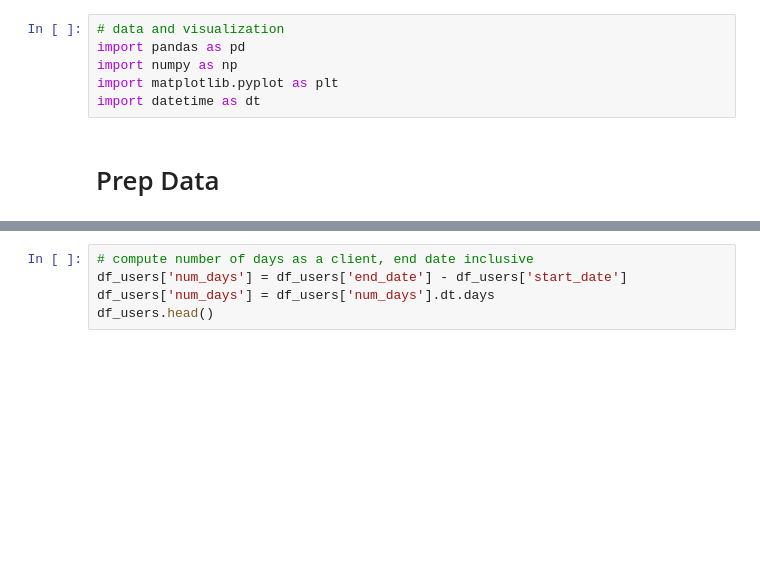
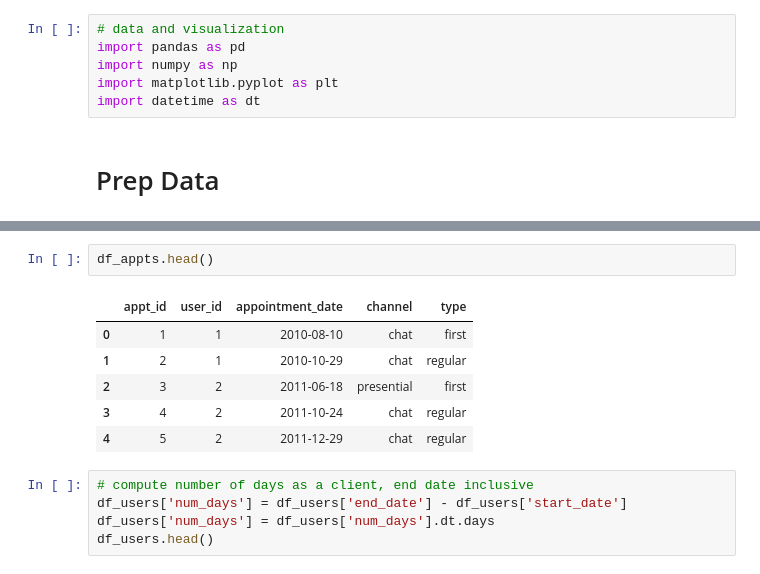
Before and after one commit to gsamp/case-cuidas, a Jupyter notebook: notebooks/regression_and_clustering.ipynb, the cells around one changed output, grey strips where cells are left out. Drawn from its saved outputs; the diff is of its cells as text; blank space fills up the shorter version.

```diff
--- a/notebooks/regression_and_clustering.ipynb
+++ b/notebooks/regression_and_clustering.ipynb
@@ -29,3 +36,12 @@ df_users.head()
+# %%
+df_appts.head()
+# %% [output]
+|  | appt_id | user_id | appointment_date | channel | type |
+| 0 | 1 | 1 | 2010-08-10 | chat | first |
+| 1 | 2 | 1 | 2010-10-29 | chat | regular |
+| 2 | 3 | 2 | 2011-06-18 | presential | first |
+| 3 | 4 | 2 | 2011-10-24 | chat | regular |
+| 4 | 5 | 2 | 2011-12-29 | chat | regular |
 # %%
 # compute number of days as a client, end date inclusive
 df_users['num_days'] = df_users['end_date'] - df_users['start_date']
```
Also changed, not shown: parts of 3 cells of this notebook, 2 other files.
